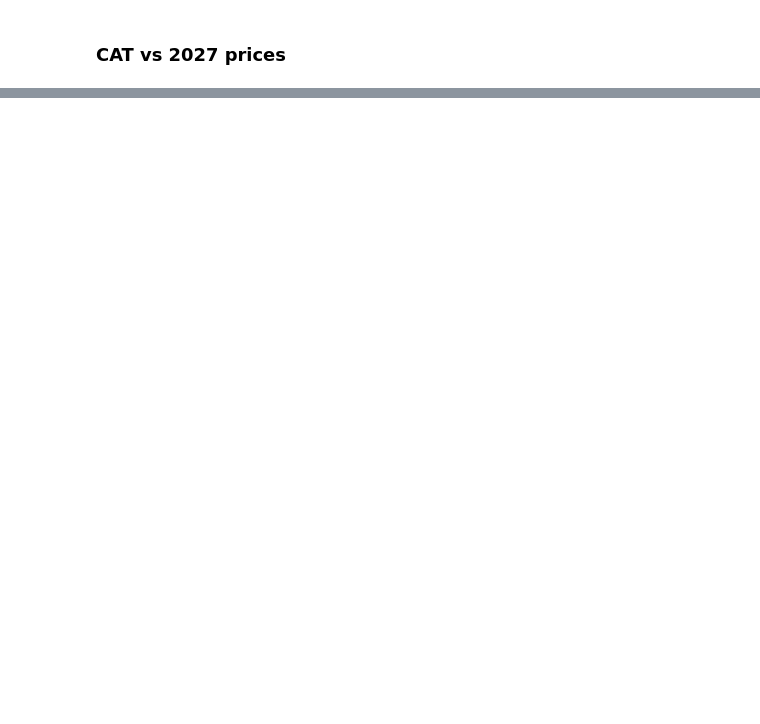
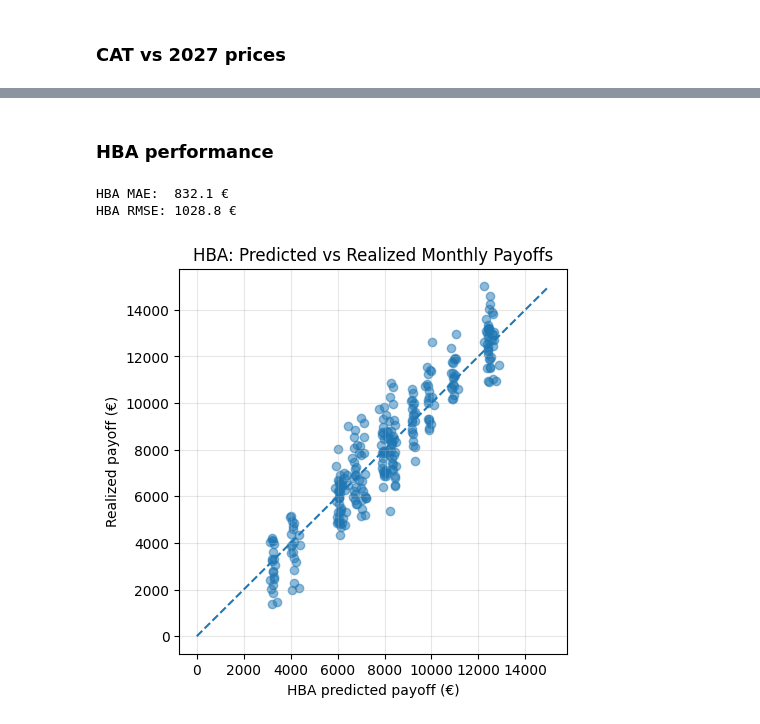
Before and after one commit to MarieLouiseLysholt/Masters_2026, a Jupyter notebook: HBA/Paris.ipynb, the cells around one changed output, grey strips where cells are left out. Drawn from its saved outputs; the diff is of its cells as text; code cells hidden in the pictures; blank space fills up the shorter version.

```diff
--- a/HBA/Paris.ipynb
+++ b/HBA/Paris.ipynb
@@ -137,6 +143,20 @@ monthly_cat = df['cat'].resample('ME').sum()
 monthly_hdd_eur = monthly_hdd * EURO_PER_POINT
 monthly_cdd_eur = monthly_cdd * EURO_PER_POINT
 monthly_cat_eur = monthly_cat * EURO_PER_POINT
+
+
+# 4. Create panel DataFrame for timeseries purpose
+monthly_panel = pd.DataFrame({
+    'hdd_eur': monthly_hdd_eur,
+    'cat_eur': monthly_cat_eur,
+})
+
+# Add explicit year and month identifiers
+monthly_panel['year'] = monthly_panel.index.year
+monthly_panel['month'] = monthly_panel.index.month
+
+# Use (year, month) as index
+monthly_panel = monthly_panel.set_index(['year', 'month']).sort_index()
 # %%
 #create a loop for all 12 months of the year to calculate burn stats
 rows_hdd = []
@@ -390,0 +674,29 @@ month
+# %% [markdown]
+### HBA performance
+# %%
+# Combine HDD and CAT HBA backtests into a single panel
+hba_bt_all = pd.concat([hba_hdd_bt, hba_cat_bt])
+hba_bt_all = hba_bt_all.sort_index()
+
+hba_mae = hba_bt_all['abs_error'].mean()
+hba_rmse = np.sqrt(hba_bt_all['sq_error'].mean())
+
+print(f"HBA MAE:  {hba_mae:.1f} €")
+print(f"HBA RMSE: {hba_rmse:.1f} €")
+# %% [output]
+HBA MAE:  832.1 €
+HBA RMSE: 1028.8 €
+# %%
+#Plotting out of sample results
+plt.figure(figsize=(5,5))
+plt.scatter(hba_bt_all['hba_pred'], hba_bt_all['realized'], alpha=0.5)
+plt.plot([0, hba_bt_all['realized'].max()],
+         [0, hba_bt_all['realized'].max()],
+         linestyle='--')
+plt.xlabel('HBA predicted payoff (€)')
+plt.ylabel('Realized payoff (€)')
+plt.title('HBA: Predicted vs Realized Monthly Payoffs')
+plt.grid(alpha=0.3)
+plt.show()
+# %% [output]
+[figure, added]
```
Also changed, not shown: parts of 10 cells of this notebook, 8 other files.
